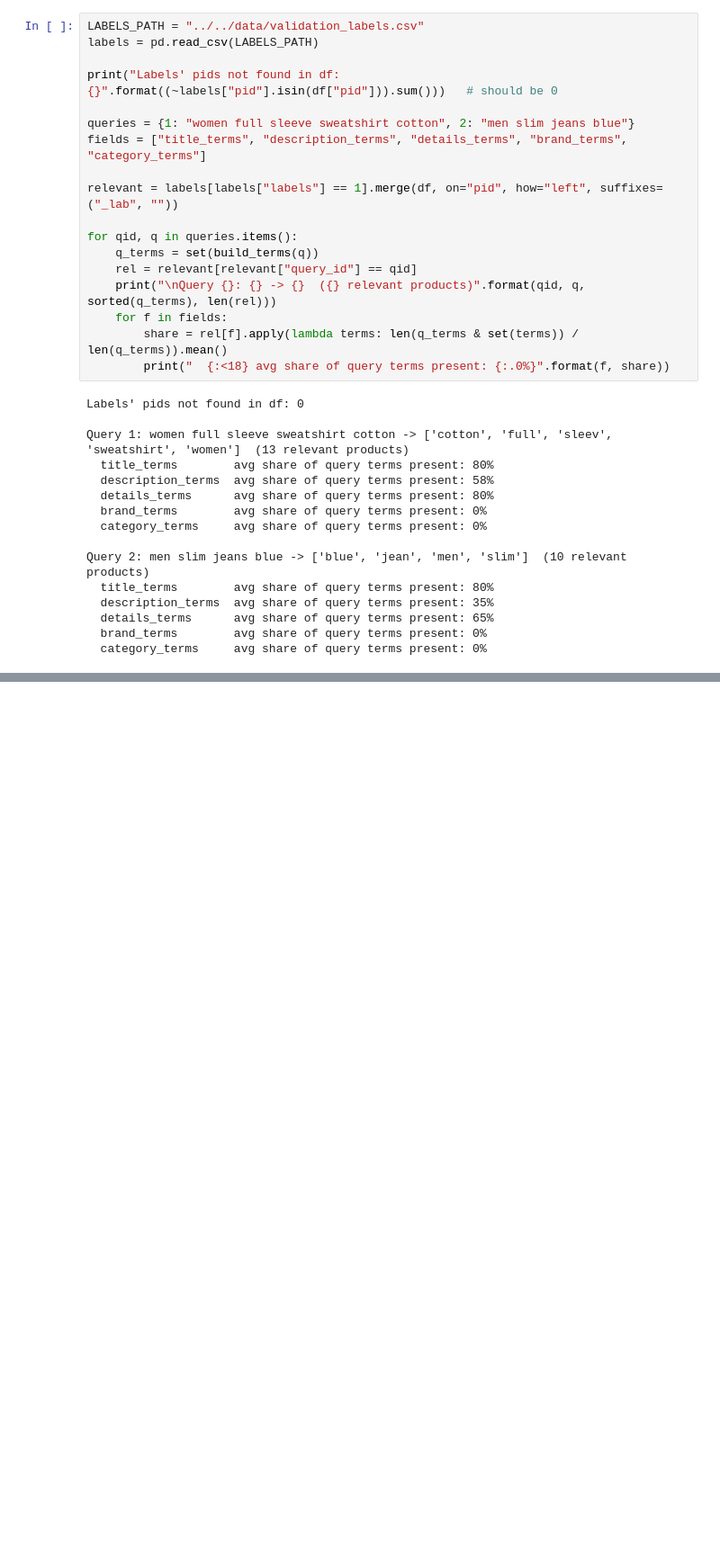
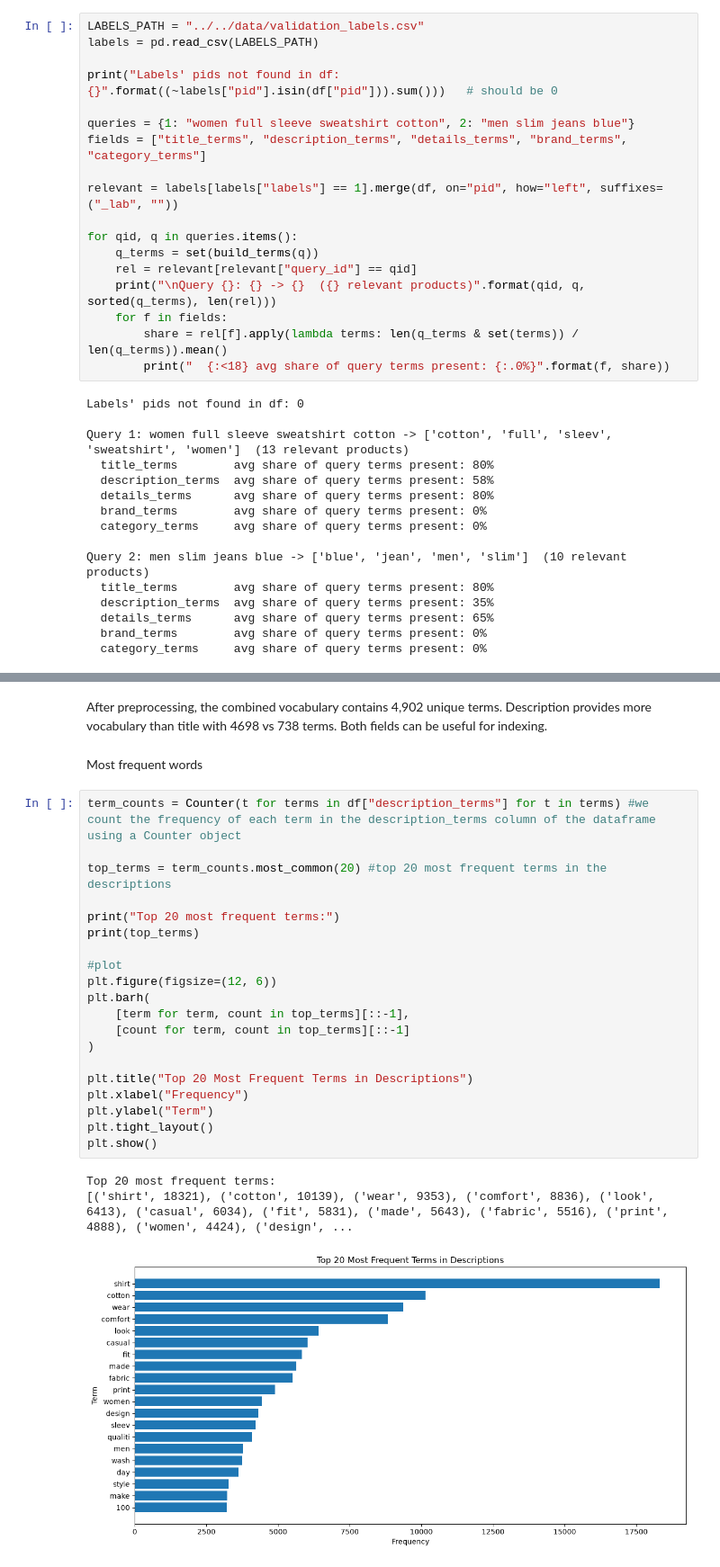
Before and after one commit to martinafrisach/IRWA-2026-Final-Project, a Jupyter notebook: project_progress/part_1/part1.ipynb, the cells around one changed output, grey strips where cells are left out. Shown at 90% size. Drawn from its saved outputs; the diff is of its cells as text; blank space fills up the shorter version.

```diff
--- a/project_progress/part_1/part1.ipynb
+++ b/project_progress/part_1/part1.ipynb
@@ -413,0 +535,28 @@ Some brand names also appear to be truncated or incomplete. These data quality i
+# %% [markdown]
+After preprocessing, the combined vocabulary contains 4,902 unique terms. Description provides more vocabulary than title with 4698 vs 738 terms. Both fields can be useful for indexing.
+# %% [markdown]
+Most frequent words
+# %%
+term_counts = Counter(t for terms in df["description_terms"] for t in terms) #we count the frequency of each term in the description_terms column of the dataframe using a Counter object
+
+top_terms = term_counts.most_common(20) #top 20 most frequent terms in the descriptions
+
+print("Top 20 most frequent terms:")
+print(top_terms)
+
+#plot
+plt.figure(figsize=(12, 6))
+plt.barh(
+    [term for term, count in top_terms][::-1],
+    [count for term, count in top_terms][::-1]
+)
+
+plt.title("Top 20 Most Frequent Terms in Descriptions")
+plt.xlabel("Frequency")
+plt.ylabel("Term")
+plt.tight_layout()
+plt.show()
+# %% [output]
+Top 20 most frequent terms:
+[('shirt', 18321), ('cotton', 10139), ('wear', 9353), ('comfort', 8836), ('look', 6413), ('casual', 6034), ('fit', 5831), ('made', 5643), ('fabric', 5516), ('print', 4888), ('women', 4424), ('design', ...
+[figure, added]
```
Also changed, not shown: parts of 58 cells of this notebook.
